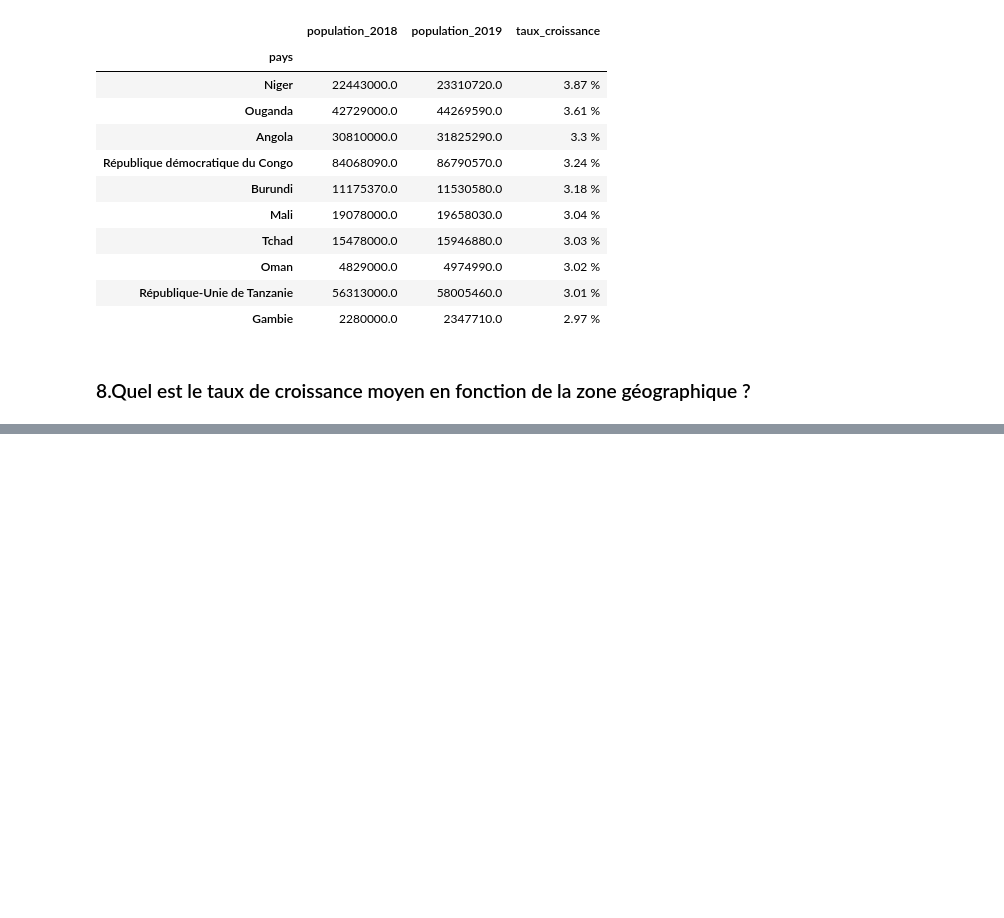
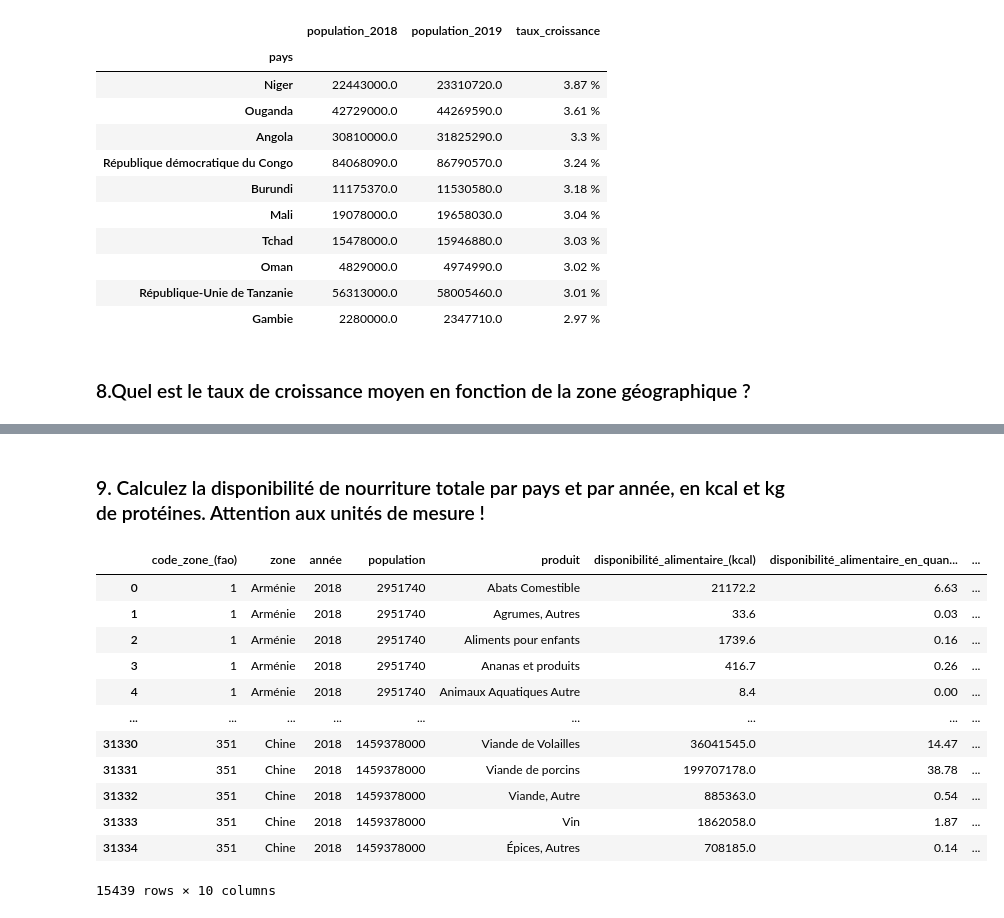
Before and after one commit to DonzerHD/Pandas_Dev_IA, a Jupyter notebook: Pandas_Activité.ipynb, the cells around one changed output, grey strips where cells are left out. Saved outputs shown, nothing was run; the diff lists cells and outputs as text; code cells hidden in the pictures; blank space fills up the shorter version.

```diff
--- a/Pandas_Activité.ipynb
+++ b/Pandas_Activité.ipynb
@@ -537,0 +542,18 @@ df_croissance_geo
+# %% [markdown]
+### 9. Calculez la disponibilité de nourriture totale par pays et par année, en kcal et kg de protéines. Attention aux unités de mesure !
+# %%
+df_exploration
+# %% [output]
+|  | code_zone_(fao) | zone | année | population | produit | disponibilité_alimentaire_(kcal) | disponibilité_alimentaire_en_quan... | ... |
+| 0 | 1 | Arménie | 2018 | 2951740 | Abats Comestible | 21172.2 | 6.63 | ... |
+| 1 | 1 | Arménie | 2018 | 2951740 | Agrumes, Autres | 33.6 | 0.03 | ... |
+| 2 | 1 | Arménie | 2018 | 2951740 | Aliments pour enfants | 1739.6 | 0.16 | ... |
+| 3 | 1 | Arménie | 2018 | 2951740 | Ananas et produits | 416.7 | 0.26 | ... |
+| 4 | 1 | Arménie | 2018 | 2951740 | Animaux Aquatiques Autre | 8.4 | 0.00 | ... |
+| ... | ... | ... | ... | ... | ... | ... | ... | ... |
+| 31330 | 351 | Chine | 2018 | 1459378000 | Viande de Volailles | 36041545.0 | 14.47 | ... |
+| 31331 | 351 | Chine | 2018 | 1459378000 | Viande de porcins | 199707178.0 | 38.78 | ... |
+| 31332 | 351 | Chine | 2018 | 1459378000 | Viande, Autre | 885363.0 | 0.54 | ... |
+| 31333 | 351 | Chine | 2018 | 1459378000 | Vin | 1862058.0 | 1.87 | ... |
+| 31334 | 351 | Chine | 2018 | 1459378000 | Épices, Autres | 708185.0 | 0.14 | ... |
+15439 rows × 10 columns
```
Also changed, not shown: parts of 8 cells of this notebook.
